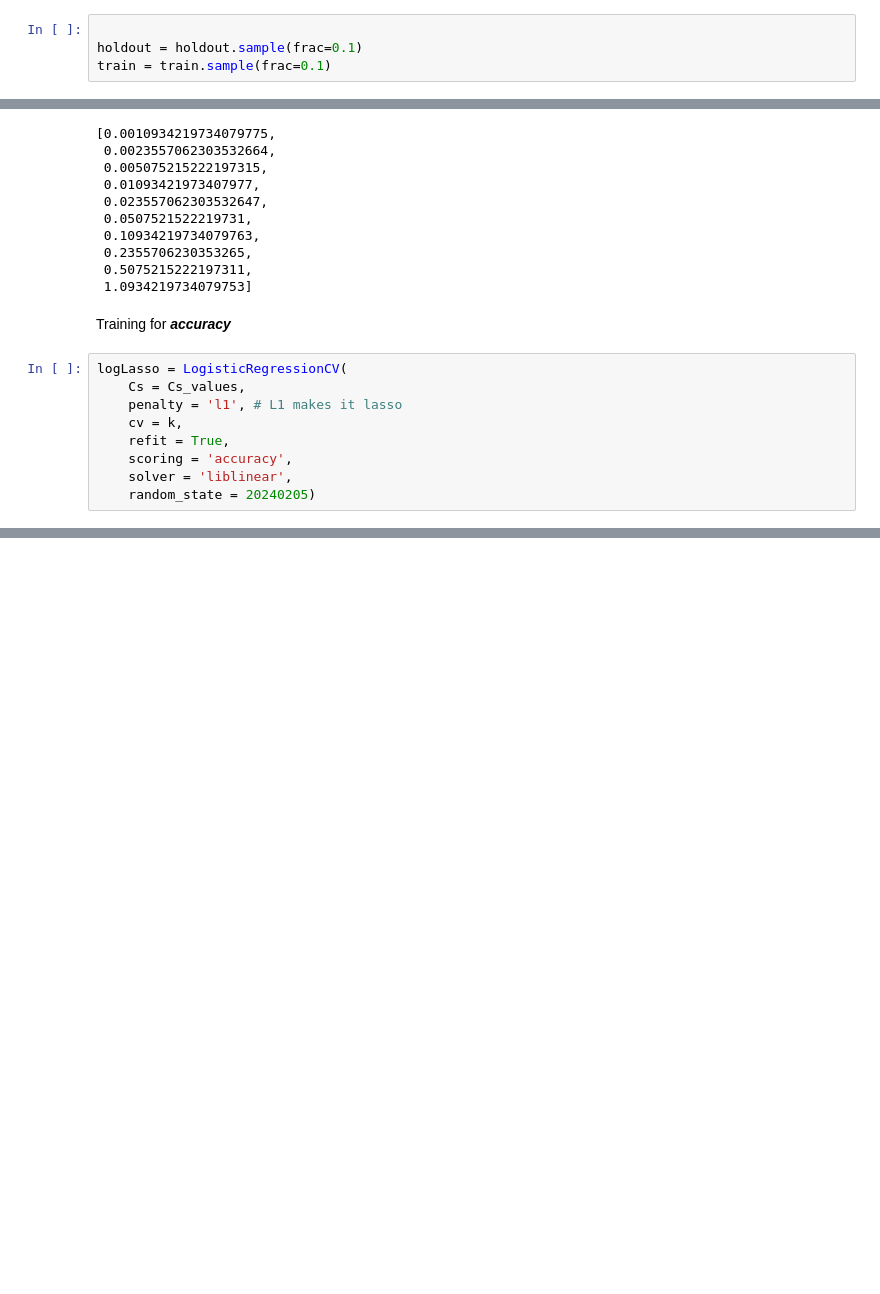
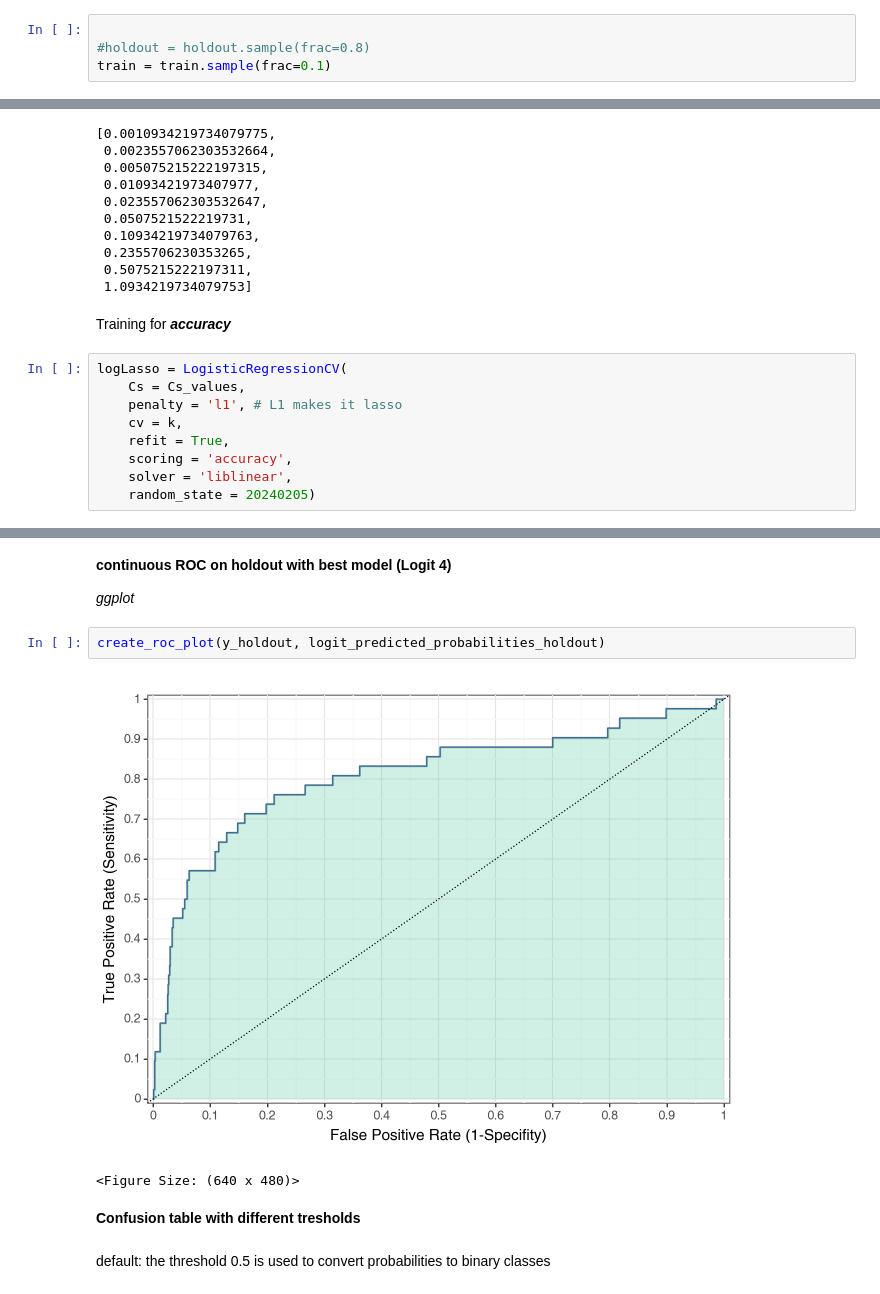
Before and after one commit to mateschieszler/DA3-A3, a Jupyter notebook: DA3_A3_code.ipynb, the cells around one changed output, grey strips where cells are left out. Drawn from its saved outputs; the diff is of its cells as text; blank space fills up the shorter version.

```diff
--- a/DA3_A3_code.ipynb
+++ b/DA3_A3_code.ipynb
@@ -1480,7 +1480,7 @@ Minimum sales: 1070.370361328125
 Maximum sales: 9021607.0
 # %%
 
-holdout = holdout.sample(frac=0.1)
+#holdout = holdout.sample(frac=0.8)
 train = train.sample(frac=0.1)
 # %%
 y_holdout = holdout['default']
@@ -1655,0 +1942,13 @@ create_coef_matrix(normalized_logitvars, logit_models["LASSO"]).sort_values('coe
+# %% [markdown]
+**continuous ROC on holdout with best model (Logit 4)**
+
+*ggplot*
+# %%
+create_roc_plot(y_holdout, logit_predicted_probabilities_holdout)
+# %% [output]
+[figure, added]
+<Figure Size: (640 x 480)>
+# %% [markdown]
+**Confusion table with different tresholds**
+# %% [markdown]
+default: the threshold 0.5 is used to convert probabilities to binary classes
```
Also changed, not shown: parts of 57 cells of this notebook.
